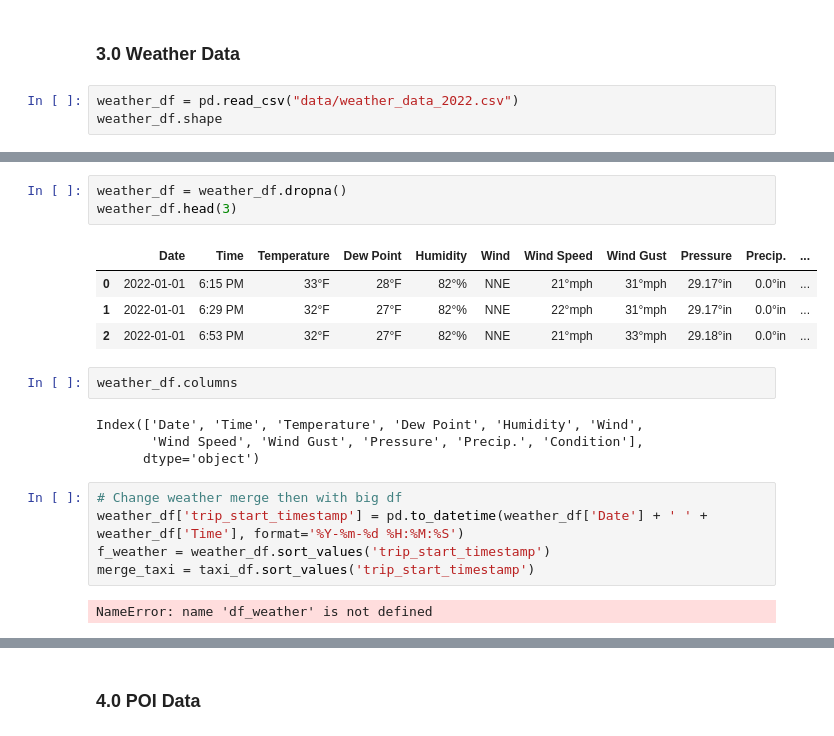
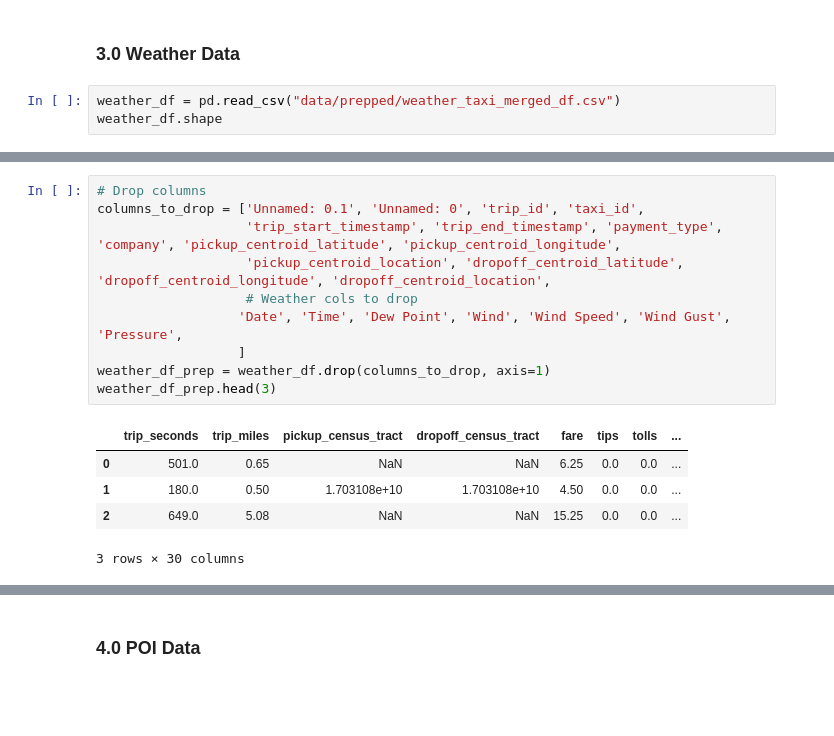
Before and after one commit to madxox/AAA_Teamassignment, a Jupyter notebook: 03_cluster_analysis.ipynb, the cells around one changed output, grey strips where cells are left out. Cells and saved outputs as stored; diff of their text form; blank space fills up the shorter version.

Commit message:
add prepped df for merging df + add this in cluster notebook

```diff
--- a/03_cluster_analysis.ipynb
+++ b/03_cluster_analysis.ipynb
@@ -252,6 +254,6 @@ df_prep.head()
 # %% [markdown]
 ### 3.0 Weather Data
 # %%
-weather_df = pd.read_csv("data/weather_data_2022.csv")
+weather_df = pd.read_csv("data/prepped/weather_taxi_merged_df.csv")
 weather_df.shape
 # %% [output]
@@ -275,21 +279,16 @@ dtype: int64
 # %%
-weather_df = weather_df.dropna()
-weather_df.head(3)
+# Drop columns
+columns_to_drop = ['Unnamed: 0.1', 'Unnamed: 0', 'trip_id', 'taxi_id',
+                   'trip_start_timestamp', 'trip_end_timestamp', 'payment_type', 'company', 'pickup_centroid_latitude', 'pickup_centroid_longitude',
+                   'pickup_centroid_location', 'dropoff_centroid_latitude', 'dropoff_centroid_longitude', 'dropoff_centroid_location',
+                   # Weather cols to drop
+                  'Date', 'Time', 'Dew Point', 'Wind', 'Wind Speed', 'Wind Gust', 'Pressure',
+                  ]
+weather_df_prep = weather_df.drop(columns_to_drop, axis=1)
+weather_df_prep.head(3)
 # %% [output]
-|  | Date | Time | Temperature | Dew Point | Humidity | Wind | Wind Speed | Wind Gust | Pressure | Precip. | ... |
-| 0 | 2022-01-01 | 6:15 PM | 33°F | 28°F | 82°% | NNE | 21°mph | 31°mph | 29.17°in | 0.0°in | ... |
-| 1 | 2022-01-01 | 6:29 PM | 32°F | 27°F | 82°% | NNE | 22°mph | 31°mph | 29.17°in | 0.0°in | ... |
-| 2 | 2022-01-01 | 6:53 PM | 32°F | 27°F | 82°% | NNE | 21°mph | 33°mph | 29.18°in | 0.0°in | ... |
+|  | trip_seconds | trip_miles | pickup_census_tract | dropoff_census_tract | fare | tips | tolls | ... |
+| 0 | 501.0 | 0.65 | NaN | NaN | 6.25 | 0.0 | 0.0 | ... |
+| 1 | 180.0 | 0.50 | 1.703108e+10 | 1.703108e+10 | 4.50 | 0.0 | 0.0 | ... |
+| 2 | 649.0 | 5.08 | NaN | NaN | 15.25 | 0.0 | 0.0 | ... |
+3 rows × 30 columns
-# %%
-weather_df.columns
-# %% [output]
-Index(['Date', 'Time', 'Temperature', 'Dew Point', 'Humidity', 'Wind',
-       'Wind Speed', 'Wind Gust', 'Pressure', 'Precip.', 'Condition'],
-      dtype='object')
-# %%
-# Change weather merge then with big df
-weather_df['trip_start_timestamp'] = pd.to_datetime(weather_df['Date'] + ' ' + weather_df['Time'], format='%Y-%m-%d %H:%M:%S')
-f_weather = weather_df.sort_values('trip_start_timestamp')
-merge_taxi = taxi_df.sort_values('trip_start_timestamp')
-# %% [output]
-NameError: name 'df_weather' is not defined
```
Also changed, not shown: parts of 14 cells of this notebook, 1 other file.
